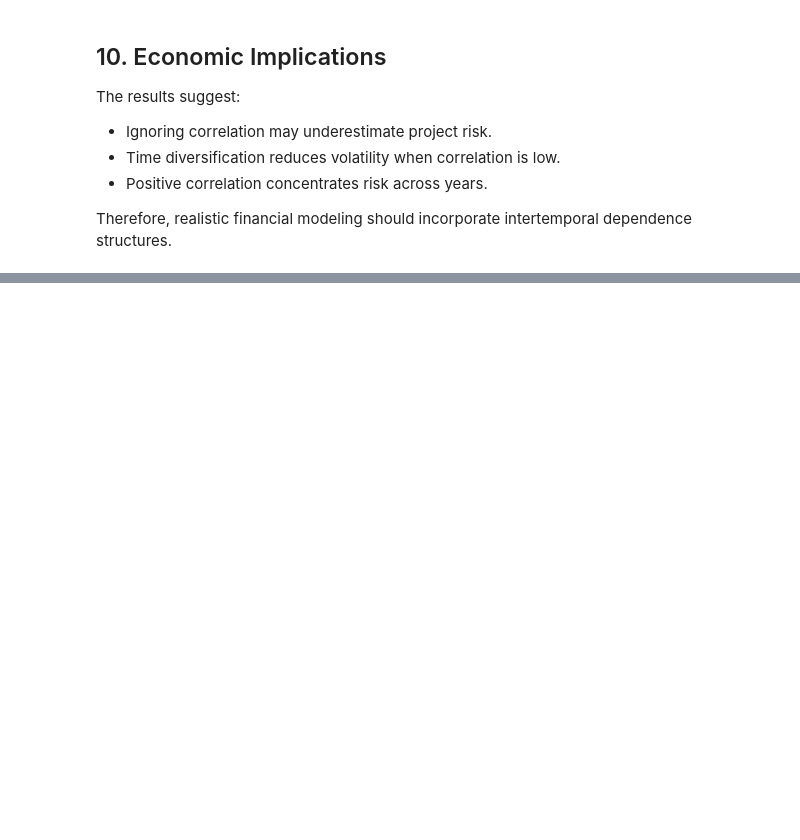
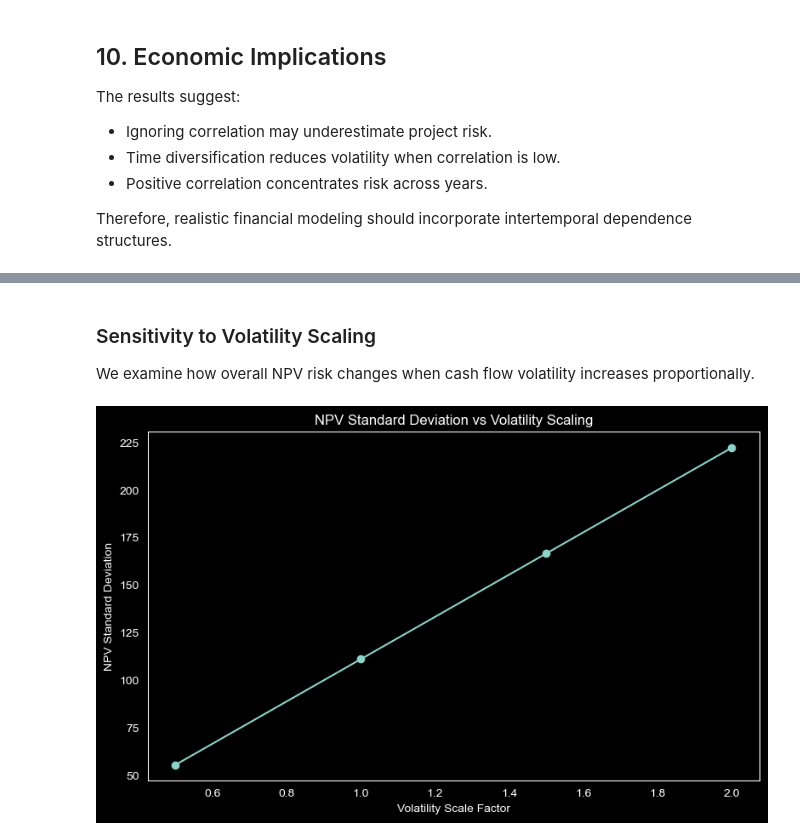
Before and after one commit to Wexwer/TVM-MonteCarlo-Scientific_Study, a Jupyter notebook: time_value_of_money.ipynb, the cells around one changed output, grey strips where cells are left out. Saved outputs shown, nothing was run; the diff lists cells and outputs as text; code cells hidden in the pictures; blank space fills up the shorter version.

```diff
--- a/time_value_of_money.ipynb
+++ b/time_value_of_money.ipynb
@@ -941,0 +1022,25 @@ intertemporal dependence structures.
+# %% [markdown]
+### Sensitivity to Volatility Scaling
+
+We examine how overall NPV risk changes when
+cash flow volatility increases proportionally.
+# %%
+vol_scales = [0.5, 1.0, 1.5, 2.0]
+std_results = []
+
+for s in vol_scales:
+    scaled_stds = [0] + [s*50 for _ in range(3)]
+    Sigma_scaled = build_cov_matrix(scaled_stds, 0.5)
+    var_scaled = w.T @ Sigma_scaled @ w
+    std_results.append(np.sqrt(var_scaled))
+
+plt.figure(figsize=(8,5))
+plt.plot(vol_scales, std_results, marker="o")
+plt.title("NPV Standard Deviation vs Volatility Scaling")
+plt.xlabel("Volatility Scale Factor")
+plt.ylabel("NPV Standard Deviation")
+plt.tight_layout()
+plt.grid(None)
+plt.show()
+# %% [output]
+[figure, added]
```
Also changed, not shown: parts of 22 cells of this notebook.
